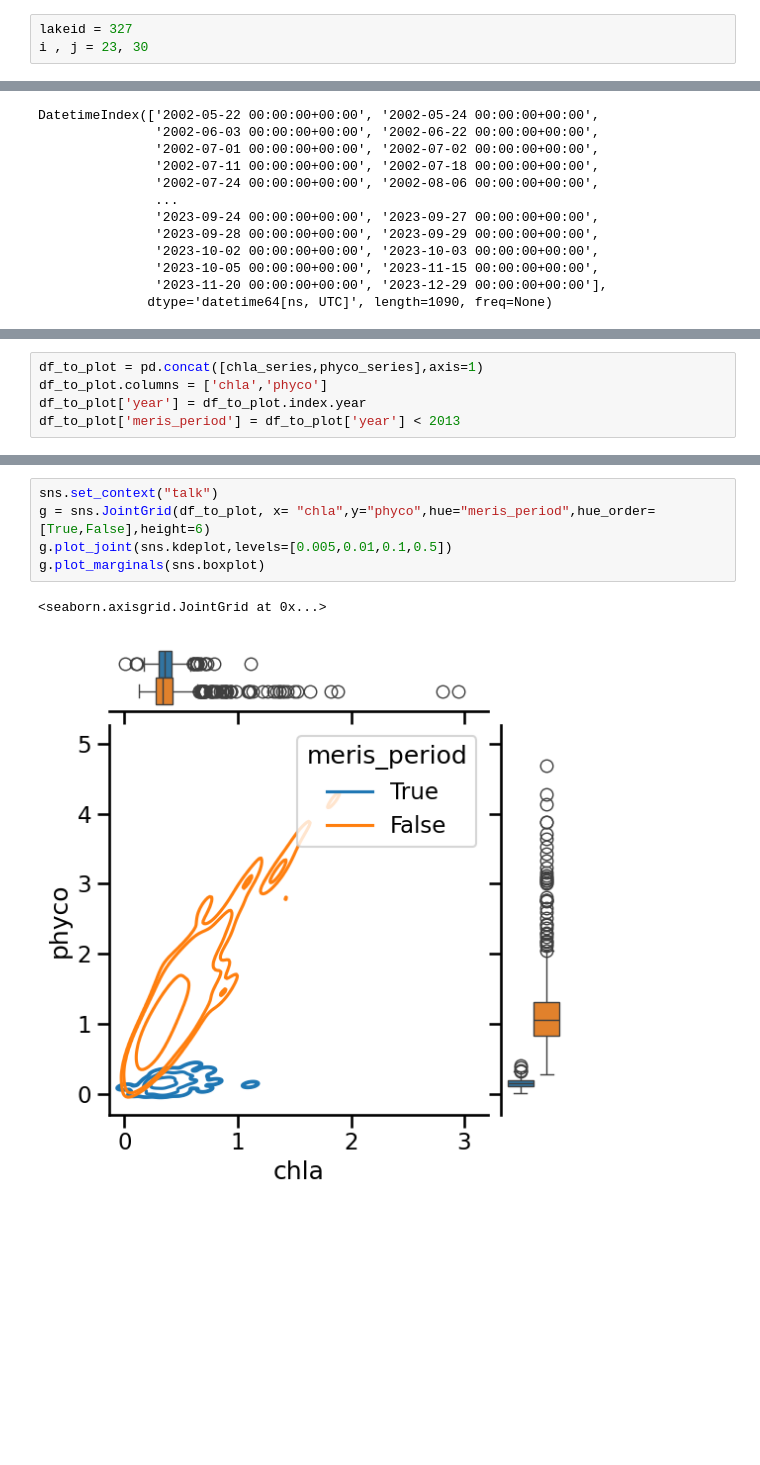
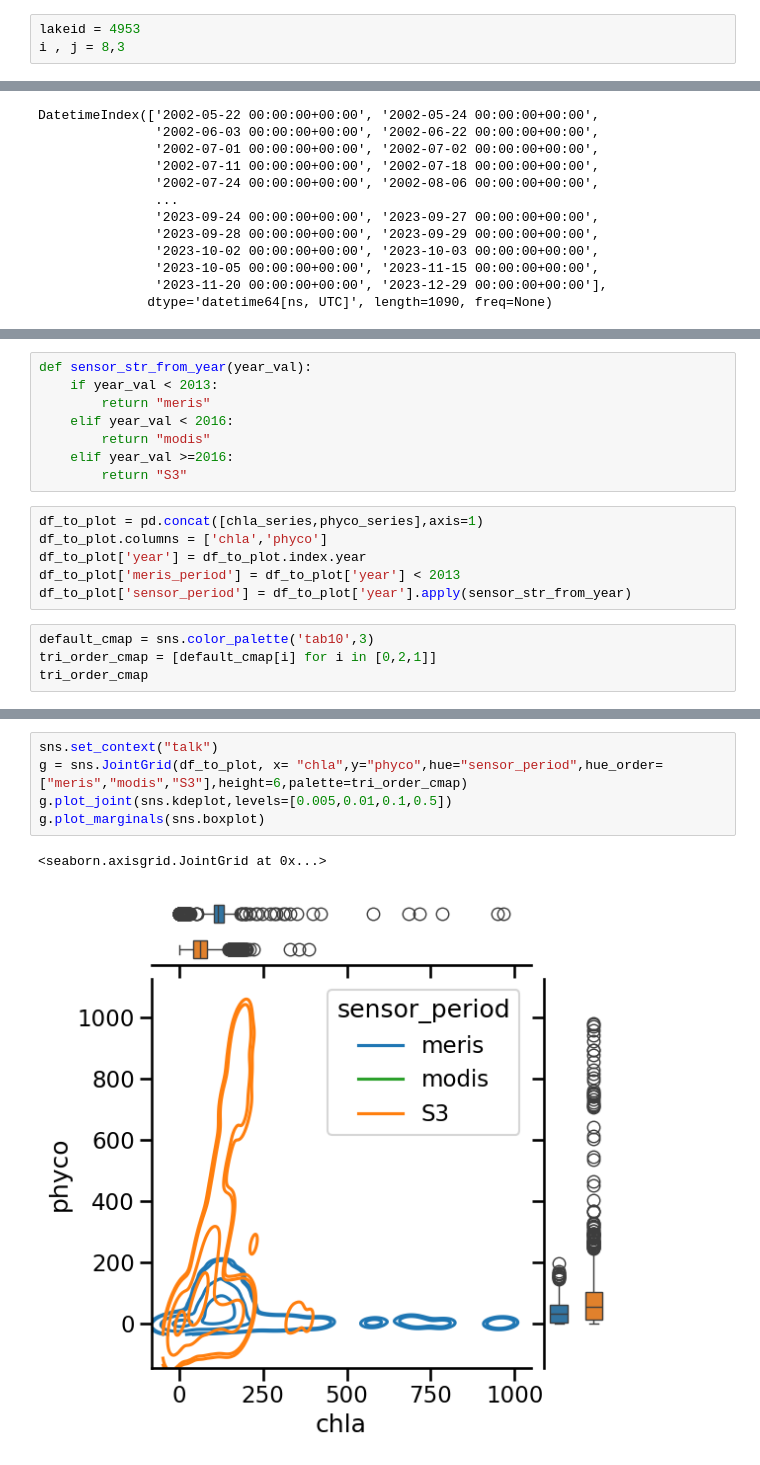
Before and after one commit to eawag-surface-waters-research/cci-cyano-production, a Jupyter notebook: notebooks/presentation_plotting.ipynb, the cells around one changed output, grey strips where cells are left out. Drawn from its saved outputs; the diff is of its cells as text; blank space fills up the shorter version.

Commit message:
updated with Bogoria plots

```diff
--- a/notebooks/presentation_plotting.ipynb
+++ b/notebooks/presentation_plotting.ipynb
@@ -8,8 +9,8 @@ import matplotlib.pyplot as plt
 import numpy as np
 import pandas as pd
 # %%
-lakeid = 327
-i , j = 23, 30
+lakeid = 4953
+i , j = 8,3
 # %%
 # version 3.1
 pc_phenology_path_v3 = f"D:\\lakecci_data\\raw\\v3.1\\phenology\\phycocyanin\\{lakeid}.nc"
@@ -264,8 +280,21 @@ DatetimeIndex(['2002-05-22 00:00:00+00:00', '2002-05-24 00:00:00+00:00',
 phyco_series = phyco_v3.load_pixel_data(i,j)
 chla_series = chla_v3.load_pixel_data(i,j)
 meris_sensor = chla_series.index.year < 2013
+# %%
+def sensor_str_from_year(year_val):
+    if year_val < 2013:
+        return "meris"
+    elif year_val < 2016:
+        return "modis"
+    elif year_val >=2016:
+        return "S3"
 # %%
 df_to_plot = pd.concat([chla_series,phyco_series],axis=1)
 df_to_plot.columns = ['chla','phyco']
 df_to_plot['year'] = df_to_plot.index.year
 df_to_plot['meris_period'] = df_to_plot['year'] < 2013
+df_to_plot['sensor_period'] = df_to_plot['year'].apply(sensor_str_from_year)
+# %%
+default_cmap = sns.color_palette('tab10',3)
+tri_order_cmap = [default_cmap[i] for i in [0,2,1]]
+tri_order_cmap
@@ -272,8 +305,8 @@ df_to_plot['meris_period'] = df_to_plot['year'] < 2013
 # %%
 sns.set_context("talk")
-g = sns.JointGrid(df_to_plot, x= "chla",y="phyco",hue="meris_period",hue_order=[True,False],height=6)
+g = sns.JointGrid(df_to_plot, x= "chla",y="phyco",hue="sensor_period",hue_order=["meris","modis","S3"],height=6,palette=tri_order_cmap)
 g.plot_joint(sns.kdeplot,levels=[0.005,0.01,0.1,0.5])
 g.plot_marginals(sns.boxplot)
 # %% [output]
 <seaborn.axisgrid.JointGrid at 0x...>
-[figure, old version]
+[figure, new version]
```
Also changed, not shown: parts of 24 cells of this notebook.
